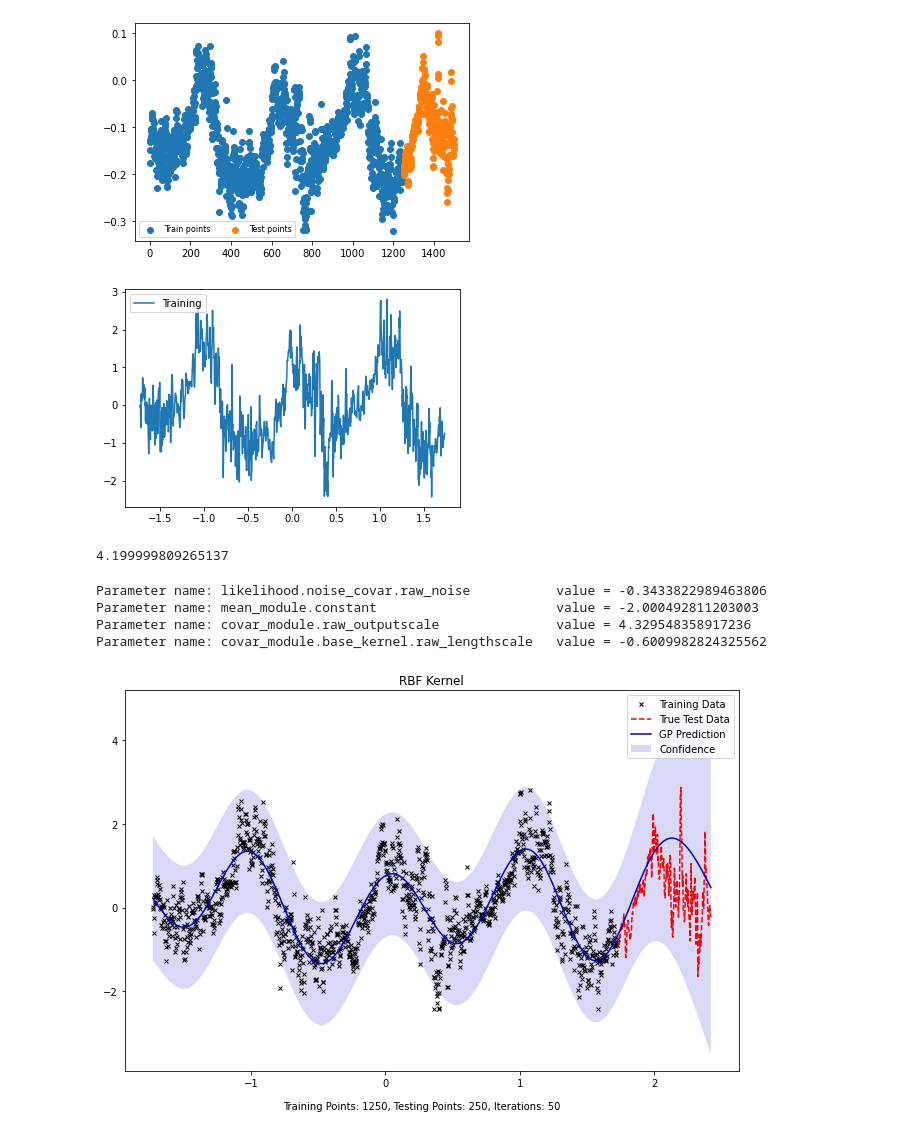
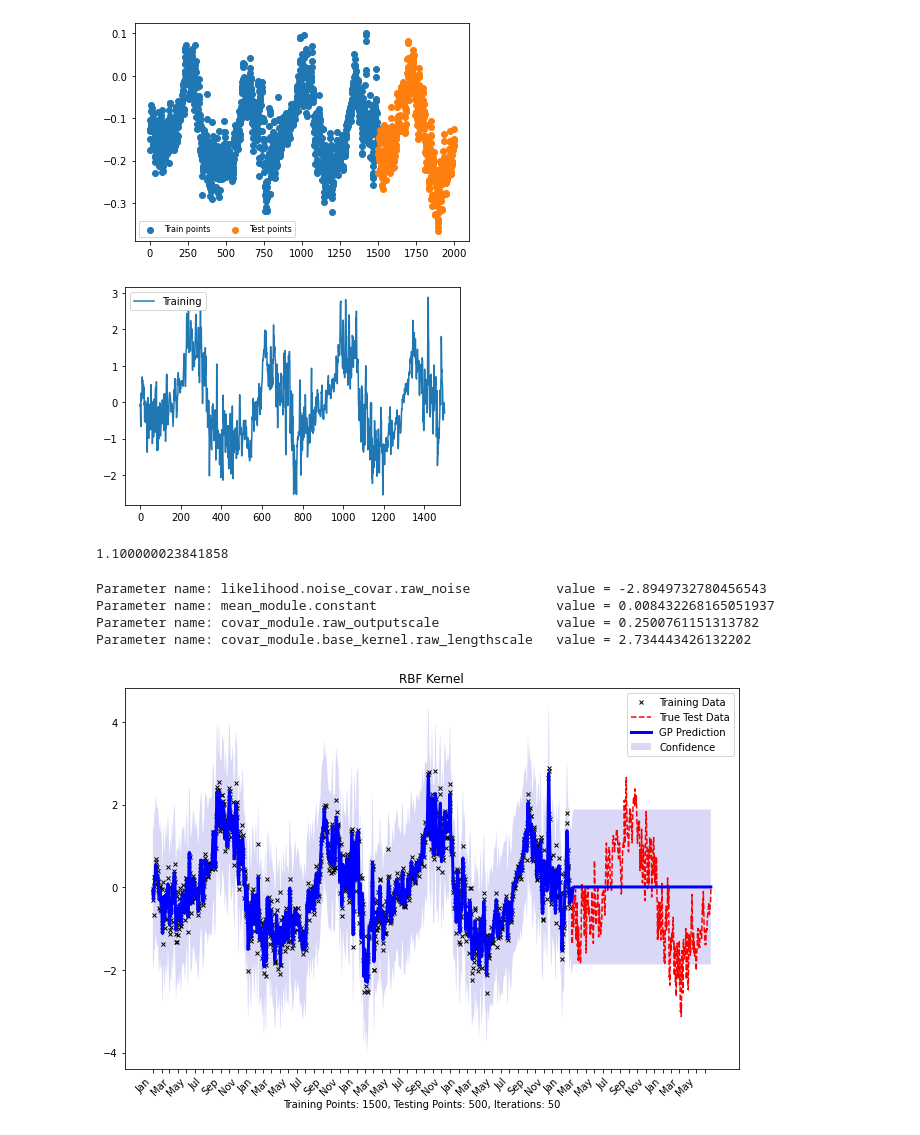
Before and after one commit to rohanlopez7/BML_GP_Project, a Jupyter notebook: Nicole/sea-extrapolation-RBF.ipynb, the cells around one changed output. Cells and saved outputs as stored; diff of their text form; code cells hidden in the pictures.

Commit message:
Add months to x-axis and predict sl at multiple locations

```diff
--- a/Nicole/sea-extrapolation-RBF.ipynb
+++ b/Nicole/sea-extrapolation-RBF.ipynb
@@ -66,8 +66,8 @@ def select_training_gaps(data_size, gap_size, time, sea_level):
     return x_train, y_train, x_test, y_test
 # %%
 # Change how many points we're using, how many gaps in the data, and the size of the gaps
-data_size = 1500
-gap_size = 250
+data_size = 2000
+gap_size = 500
 
 #Input: size of data, number of gaps, size of gaps, time data, sea level data
 x_train, y_train, x_test, y_test = select_training_gaps(data_size, gap_size, time_int, area_sea_level)
@@ -83,21 +83,16 @@ plt.legend((train_plt, test_plt),
            fontsize=8)
 plt.show()
 # %% [output]
-[figure, old version]
+[figure, new version]
 # %%
 # Calculate mean std of x and y variables
-xtrain_mean = x_train.mean()
 ytrain_mean = y_train.mean()
-
-xtrain_std = x_train.std()
 ytrain_std = y_train.std()
 
 # Normalize training data
-x_train = (x_train - x_train.mean()) / x_train.std()
 y_train = (y_train - y_train.mean()) / y_train.std()
 
 # Normalize testing data
-x_test = (x_test - xtrain_mean) / xtrain_std
 y_test = (y_test - ytrain_mean) / ytrain_std
 
 # Full prediction
@@ -108,7 +103,7 @@ train_plt = plt.plot(x_train, y_train, label="Training")
 plt.legend(loc="upper left")
 plt.show()
 # %% [output]
-[figure, old version]
+[figure, new version]
 # %%
 class ExactGPModel(gpytorch.models.ExactGP):
     def __init__(self, x_train, y_train, likelihood):
@@ -126,7 +121,7 @@ likelihood = gpytorch.likelihoods.GaussianLikelihood()
 model = ExactGPModel(x_train, y_train, likelihood)
 
 hypers = {
-    'covar_module.base_kernel.lengthscale': torch.tensor(4.2),
+    'covar_module.base_kernel.lengthscale': torch.tensor(1.1),
 }
 
 model.initialize(**hypers)
@@ -135,7 +130,7 @@ print(
     model.covar_module.base_kernel.lengthscale.item(),
 )
 # %% [output]
-4.199999809265137
+1.100000023841858
 # %%
 # this is for running the notebook in our testing framework
 import os
@@ -162,10 +157,10 @@ for i in range(training_iter):
 for param_name, param in model.named_parameters():
     print(f'Parameter name: {param_name:42} value = {param.item()}')
 # %% [output]
-Parameter name: likelihood.noise_covar.raw_noise           value = -0.3433822989463806
-Parameter name: mean_module.constant                       value = -2.000492811203003
-Parameter name: covar_module.raw_outputscale               value = 4.329548358917236
-Parameter name: covar_module.base_kernel.raw_lengthscale   value = -0.6009982824325562
+Parameter name: likelihood.noise_covar.raw_noise           value = -2.8949732780456543
+Parameter name: mean_module.constant                       value = 0.008432268165051937
+Parameter name: covar_module.raw_outputscale               value = 0.2500761151313782
+Parameter name: covar_module.base_kernel.raw_lengthscale   value = 2.734443426132202
 # %%
 # Get into evaluation (predictive posterior) mode
 model.eval()
@@ -173,32 +168,61 @@ likelihood.eval()
 
 # The gpytorch.settings.fast_pred_var flag activates LOVE (for fast variances)
 # See https://arxiv.org/abs/1803.06058
 with torch.no_grad(), gpytorch.settings.fast_pred_var():
 
     # Make predictions
     observed_pred_full = likelihood(model(full_x))
+    dates_full = cf_units.num2date(full_x,'days since 0185-01-01 12:00:00' , calendar='julian')
 
     # Initialize plot
     f, ax = plt.subplots(1, 1, figsize=(11, 7))
 
     # Get upper and lower confidence bounds
     lower_full, upper_full = observed_pred_full.confidence_region()
 
     # Plot training data as black x's
     ax.plot(x_train.numpy(), y_train.numpy(), 'x', color='black', markersize=4)
 
     # Plot test data as red line
     ax.plot(x_test.numpy(), y_test.numpy(), '--', color='red', lw=1.5)
 
     # Plot predictive means as blue line
-    ax.plot(full_x.numpy(), observed_pred_full.mean.numpy(), 'mediumblue', lw=1.5)
+    ax.plot(full_x.numpy(), observed_pred_full.mean.numpy(), 'blue', lw=3)
 
     # Shade between the lower and upper confidence bounds
     ax.fill_between(full_x.numpy() , lower_full.numpy(), upper_full.numpy(), facecolor='mediumblue',alpha=0.15)
+
+        #Add month axis labels
+    month_starts = []
+    month_names = []
+
+    index = 0
+    for date in dates_full:
+        if date.day == 1:
+            mnth = ""
+            if (date.month == 1):
+                mnth = 'Jan'
+            if (date.month == 3):
+                mnth = 'Mar'
+            if (date.month == 5):
+                mnth = 'May'
+            if (date.month == 7):
+                mnth = 'Jul'
+            if (date.month == 9):
+                mnth = 'Sep'
+            if (date.month == 11):
+                mnth = 'Nov'
+            month_starts.append(index)
+            month_names.append(mnth)
+        index+=1
+
+    ax.set_xticks(month_starts)
+    ax.set_xticklabels(month_names)
+    plt.xticks(rotation=45, ha='right')
 
     ax.set_title("RBF Kernel")
     ax.legend(['Training Data', 'True Test Data', 'GP Prediction', 'Confidence'])
     caption= "Training Points: " + str(data_size-gap_size) + ", Testing Points: " + str(gap_size) +", Iterations: " + str(training_iter)
     f.text(.5, .05, caption, ha='center')
 # %% [output]
-[figure, old version]
+[figure, new version]
```
Also changed, not shown: 1 other file.
